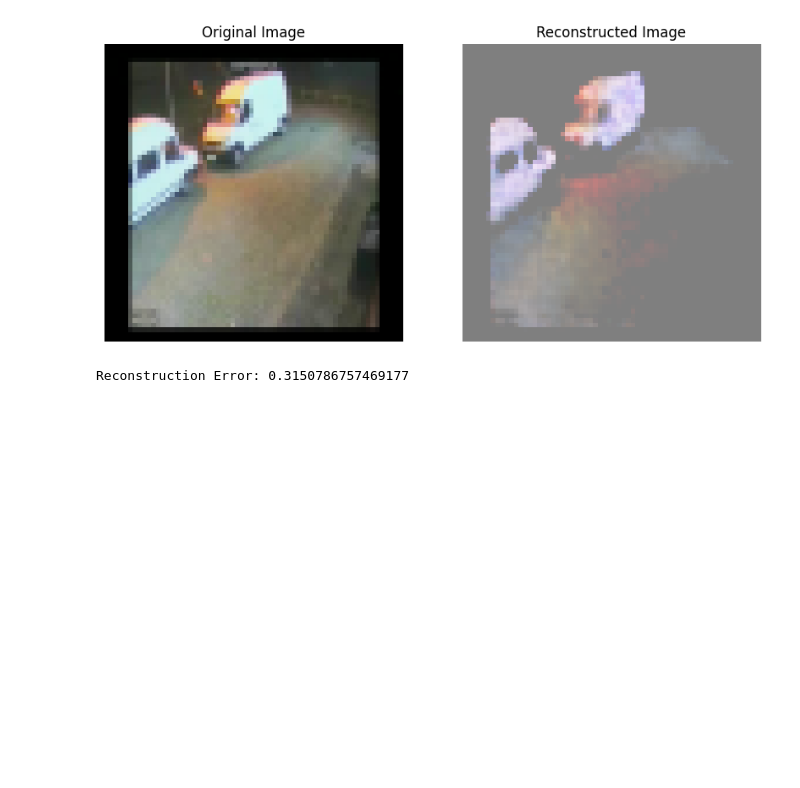
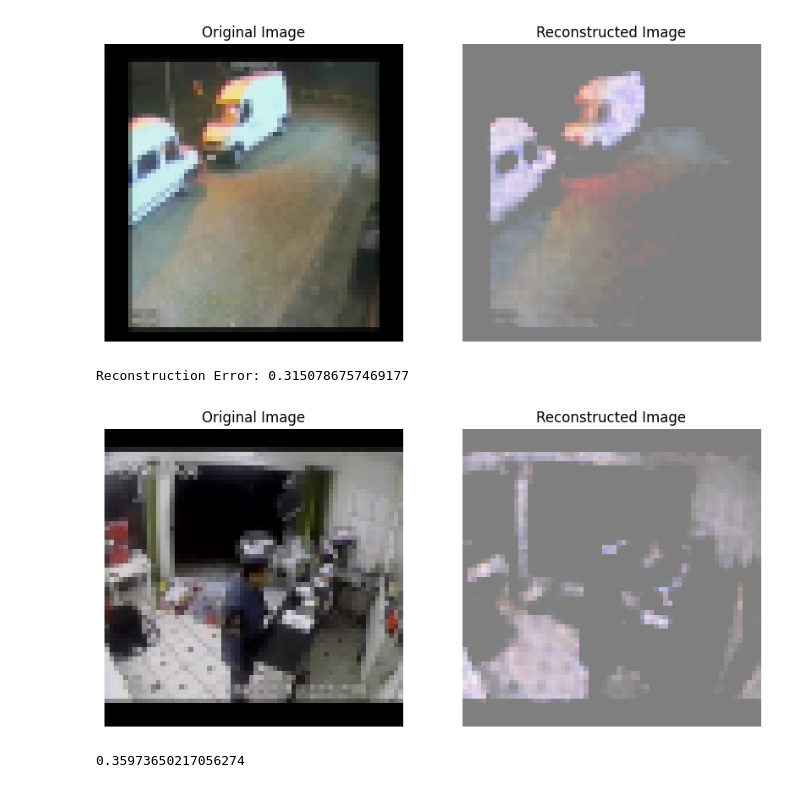
Before and after one commit to niranjanblank/AITechniquesProject, a Jupyter notebook: run_models.ipynb, the cells around one changed output. Saved outputs shown, nothing was run; the diff lists cells and outputs as text; code cells hidden in the pictures; blank space fills up the shorter version.

Commit message:
another anomaly example added in run_model

```diff
--- a/run_models.ipynb
+++ b/run_models.ipynb
@@ -35,3 +35,9 @@ print(f"Reconstruction Error: {reconstruction_error}")
 # %% [output]
 [figure]
 Reconstruction Error: 0.3150786757469177
+# %%
+anomaly_4 = "data/SmallerDataset/AnomalyImages/Shooting011_x264_3980.png"
+visualize_reconstruction(model, anomaly_4, transform, device=device)
+# %% [output]
+[figure, added]
+0.35973650217056274
```
